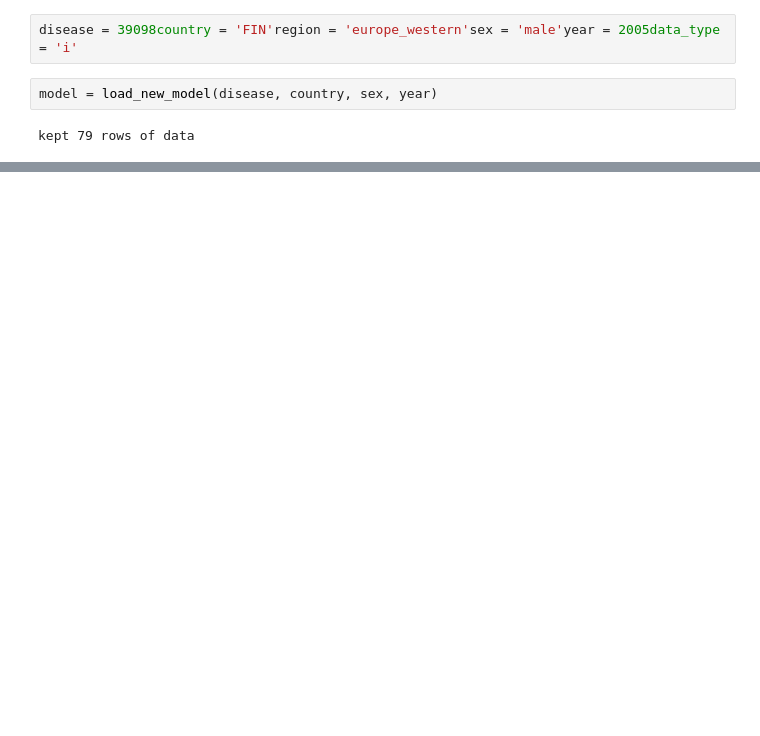
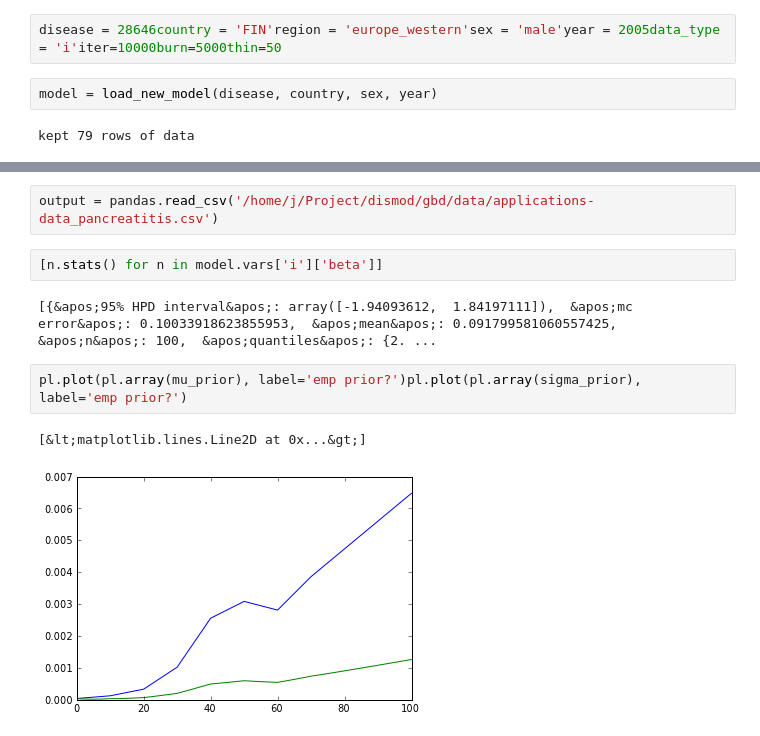
Before and after one commit to peterhm/gbd, a Jupyter notebook: book/DM-co.ipynb, the cells around one changed output, grey strips where cells are left out. Drawn from its saved outputs; the diff is of its cells as text; blank space fills up the shorter version.

```diff
--- a/book/DM-co.ipynb
+++ b/book/DM-co.ipynb
@@ -41,7 +39,7 @@ model.vars['i']['sigma_alpha']
 # %% [markdown]
 Choose disease, country, age, sex, year---------------------------------------
 # %%
-disease = 39098country = 'FIN'region = 'europe_western'sex = 'male'year = 2005data_type = 'i'
+disease = 28646country = 'FIN'region = 'europe_western'sex = 'male'year = 2005data_type = 'i'iter=10000burn=5000thin=50
 # %%
 model = load_new_model(disease, country, sex, year)
 # %% [output]
@@ -54,0 +70,11 @@ find_fnrfx('i', fin_wp, we.vars['i'])
+# %%
+output = pandas.read_csv('/home/j/Project/dismod/gbd/data/applications-data_pancreatitis.csv')
+# %%
+[n.stats() for n in model.vars['i']['beta']]
+# %% [output]
+[{&apos;95% HPD interval&apos;: array([-1.94093612,  1.84197111]),  &apos;mc error&apos;: 0.10033918623855953,  &apos;mean&apos;: 0.091799581060557425,  &apos;n&apos;: 100,  &apos;quantiles&apos;: {2. ...
+# %%
+pl.plot(pl.array(mu_prior), label='emp prior?')pl.plot(pl.array(sigma_prior), label='emp prior?')
+# %% [output]
+[&lt;matplotlib.lines.Line2D at 0x...&gt;]
+[figure, added]
```
Also changed, not shown: parts of 33 cells of this notebook.
